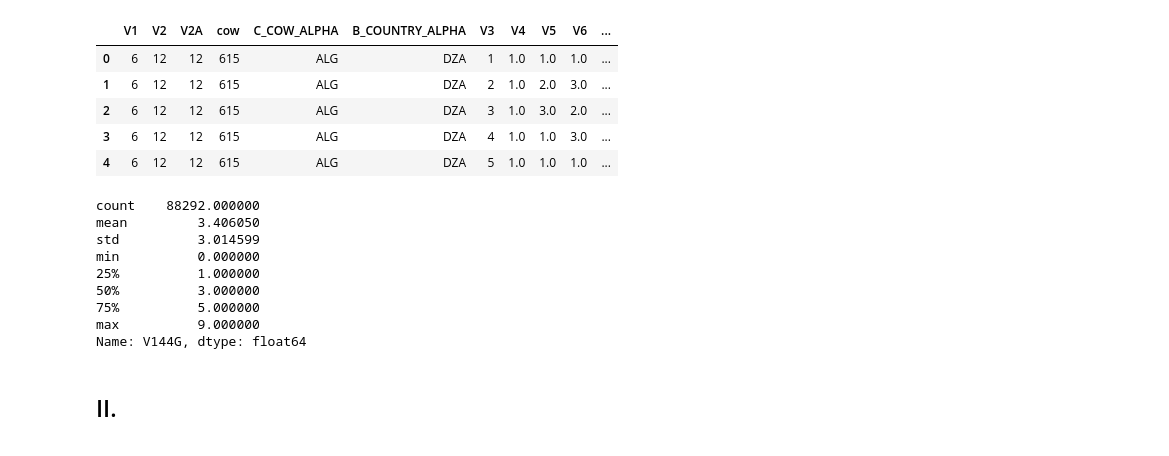
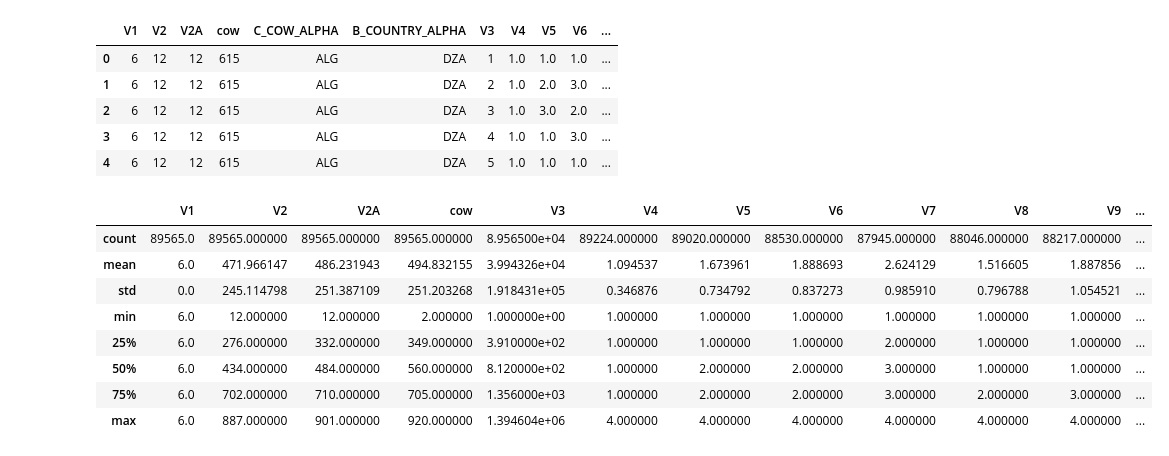
Before and after one commit to ocnrandolph/Evaluating_Happiness, a Jupyter notebook: notebooks/WVS_wave_6_data_cleaning.ipynb, the cells around one changed output. Cells and saved outputs as stored; diff of their text form; code cells hidden in the pictures.

```diff
--- a/notebooks/WVS_wave_6_data_cleaning.ipynb
+++ b/notebooks/WVS_wave_6_data_cleaning.ipynb
@@ -459,39 +414,20 @@ cleaning_w6.shape
 # %%
 # dropping interviewer observations and other items with high proportion of missings
 cleaning_w6 = cleaning_w6.drop(['V228', # items assessing country-specific political party preferences
- 'V228_LOCAL',
- 'V228A',
- 'V228B',
- 'V228C',
- 'V228D',
- 'V228E',
- 'V228F',
- 'V228G',
- 'V228H',
- 'V228I',
- 'V228J',
- 'V228K',
+ 'V228_LOCAL', 'V228A', 'V228B', 'V228C', 'V228D', 'V228E', 'V228F', 'V228G', 'V228H', 'V228I', 'V228J', 'V228K',
+
 # keep these employment, income, and savings items
-# 'V230',
-# 'V231',
-# 'V232',
-# 'V233',
-# 'V234',
-# 'V236',
-# 'V237',
-# 'V239', # scale of incomes ()
+# 'V230', 'V231', 'V232', 'V233', 'V234', 'V236', 'V237', 'V239' (# scale of incomes)
+
  'V241', # year of birth
+
 # these X003 items are age groups; drop them since I'll use and scale the actual age values (from V242) anyway
- 'X003R2',
- 'X003R',
+ 'X003R2', 'X003R',
+
 # keep these immigrant status items
-# 'V243',
-# 'V244',
-# 'V245',
-# 'V246',
-# 'V247',
-# keeping highest education level; fewer than 1000 observations missing; may be able to impute missing values
-#'V248',
+# 'V243', 'V244', 'V245', 'V246', 'V247'
+# keeping highest education level ('V248')
+
  'V249',
 # 'V250', # respondent lives with parents
 # items assessing whether respondent was interested; would be nice/interesting to include, but missings here would be
@@ -501,10 +437,12 @@ cleaning_w6 = cleaning_w6.drop(['V228', # items assessing country-specific polit
  'V253', # size of town; interesting, but arguably hard to impute missing values
  'V254', # ethnic group
  'V255', # literacy; difficult to impute
+
 # region where interview was conducted
  'N_REGION_ISO',
  'V256',
  'V257', # interview language
+ 'V260', # questionnaire version
  'V261'], # date of interview
 axis=1)
 # %%
@@ -521,16 +459,14 @@ cleaning_w6.head()
 | 3 | 6 | 12 | 12 | 615 | ALG | DZA | 4 | 1.0 | 1.0 | 3.0 | ... |
 | 4 | 6 | 12 | 12 | 615 | ALG | DZA | 5 | 1.0 | 1.0 | 1.0 | ... |
 # %%
-cleaning_w6.V144G.describe()
+cleaning_w6.describe()
 # %% [output]
-count    88292.000000
-mean         3.406050
-std          3.014599
-min          0.000000
-25%          1.000000
-50%          3.000000
-75%          5.000000
-max          9.000000
-Name: V144G, dtype: float64
+|  | V1 | V2 | V2A | cow | V3 | V4 | V5 | V6 | V7 | V8 | V9 | ... |
+| count | 89565.0 | 89565.000000 | 89565.000000 | 89565.000000 | 8.956500e+04 | 89224.000000 | 89020.000000 | 88530.000000 | 87945.000000 | 88046.000000 | 88217.000000 | ... |
+| mean | 6.0 | 471.966147 | 486.231943 | 494.832155 | 3.994326e+04 | 1.094537 | 1.673961 | 1.888693 | 2.624129 | 1.516605 | 1.887856 | ... |
+| std | 0.0 | 245.114798 | 251.387109 | 251.203268 | 1.918431e+05 | 0.346876 | 0.734792 | 0.837273 | 0.985910 | 0.796788 | 1.054521 | ... |
+| min | 6.0 | 12.000000 | 12.000000 | 2.000000 | 1.000000e+00 | 1.000000 | 1.000000 | 1.000000 | 1.000000 | 1.000000 | 1.000000 | ... |
+| 25% | 6.0 | 276.000000 | 332.000000 | 349.000000 | 3.910000e+02 | 1.000000 | 1.000000 | 1.000000 | 2.000000 | 1.000000 | 1.000000 | ... |
+| 50% | 6.0 | 434.000000 | 484.000000 | 560.000000 | 8.120000e+02 | 1.000000 | 2.000000 | 2.000000 | 3.000000 | 1.000000 | 1.000000 | ... |
+| 75% | 6.0 | 702.000000 | 710.000000 | 705.000000 | 1.356000e+03 | 1.000000 | 2.000000 | 2.000000 | 3.000000 | 2.000000 | 3.000000 | ... |
+| max | 6.0 | 887.000000 | 901.000000 | 920.000000 | 1.394604e+06 | 4.000000 | 4.000000 | 4.000000 | 4.000000 | 4.000000 | 4.000000 | ... |
-# %% [markdown]
-## II.
```
Also changed, not shown: parts of 29 cells of this notebook, 1 other file.
